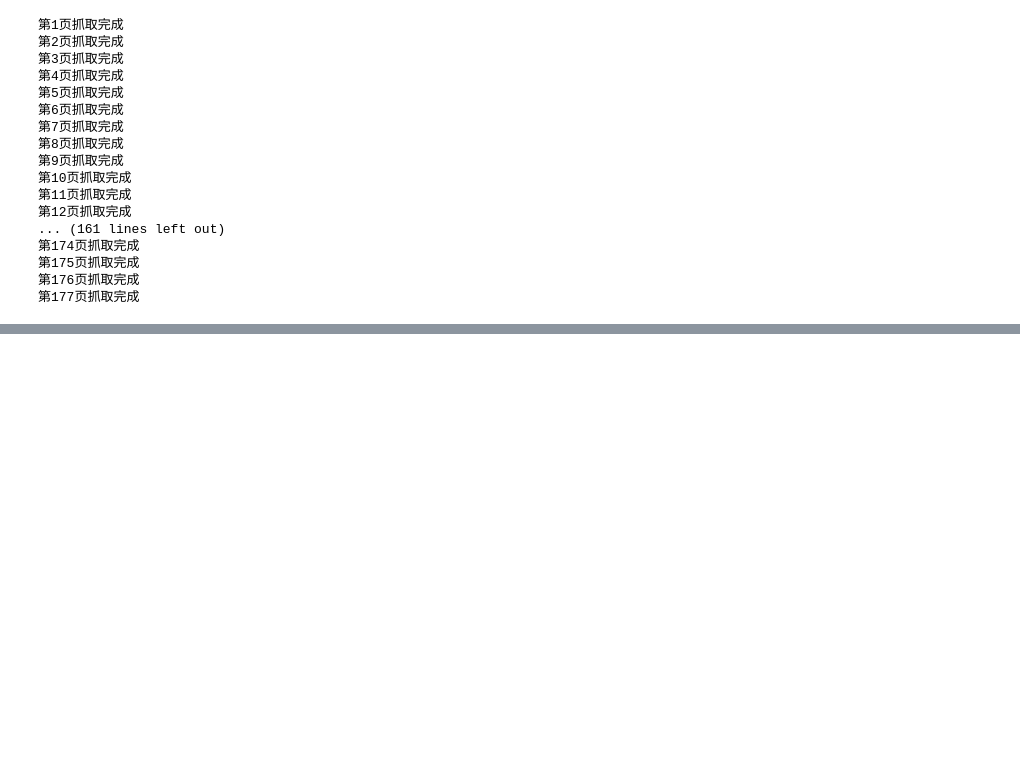
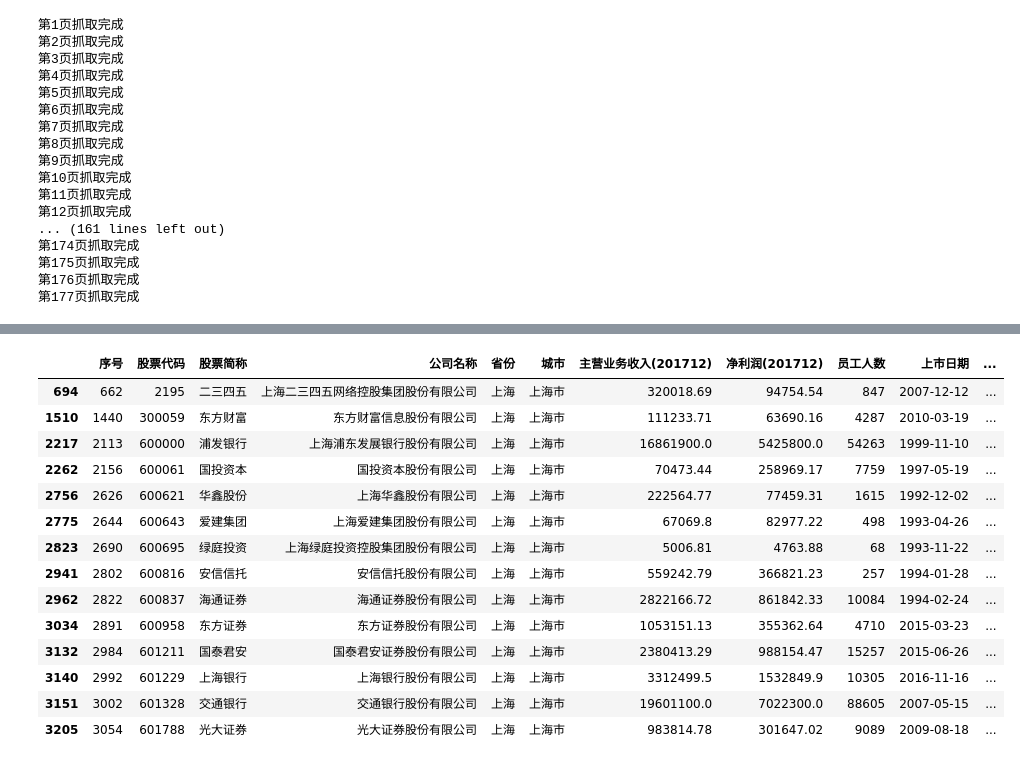
Before and after one commit to bradsun91/brad_public_workspace_mac, a Jupyter notebook: Scrape_websites_for_A_Share_Info.ipynb, the cells around one changed output, grey strips where cells are left out. Saved outputs shown, nothing was run; the diff lists cells and outputs as text; code cells hidden in the pictures; blank space fills up the shorter version.

```diff
--- a/Scrape_websites_for_A_Share_Info.ipynb
+++ b/Scrape_websites_for_A_Share_Info.ipynb
@@ -28,3 +28,5 @@ for i in range(1,178):  # 爬取全部177页数据
 第175页抓取完成
 第176页抓取完成
 第177页抓取完成
+# %%
+companies = pd.read_csv('1.csv')
@@ -30,0 +59,24 @@ for i in range(1,178):  # 爬取全部177页数据
+# %%
+companies[((companies['行业分类'] == "其他非银行金融") |
+           (companies['行业分类'] == "证券") |
+           (companies['行业分类'] == "信托") |
+           (companies['行业分类'] == "其他互联网金融") |
+           (companies['行业分类'] == "银行")) &
+           (companies['城市'] == "上海市")
+         ]
+# %% [output]
+|  | 序号 | 股票代码 | 股票简称 | 公司名称 | 省份 | 城市 | 主营业务收入(201712) | 净利润(201712) | 员工人数 | 上市日期 | ... |
+| 694 | 662 | 2195 | 二三四五 | 上海二三四五网络控股集团股份有限公司 | 上海 | 上海市 | 320018.69 | 94754.54 | 847 | 2007-12-12 | ... |
+| 1510 | 1440 | 300059 | 东方财富 | 东方财富信息股份有限公司 | 上海 | 上海市 | 111233.71 | 63690.16 | 4287 | 2010-03-19 | ... |
+| 2217 | 2113 | 600000 | 浦发银行 | 上海浦东发展银行股份有限公司 | 上海 | 上海市 | 16861900.0 | 5425800.0 | 54263 | 1999-11-10 | ... |
+| 2262 | 2156 | 600061 | 国投资本 | 国投资本股份有限公司 | 上海 | 上海市 | 70473.44 | 258969.17 | 7759 | 1997-05-19 | ... |
+| 2756 | 2626 | 600621 | 华鑫股份 | 上海华鑫股份有限公司 | 上海 | 上海市 | 222564.77 | 77459.31 | 1615 | 1992-12-02 | ... |
+| 2775 | 2644 | 600643 | 爱建集团 | 上海爱建集团股份有限公司 | 上海 | 上海市 | 67069.8 | 82977.22 | 498 | 1993-04-26 | ... |
+| 2823 | 2690 | 600695 | 绿庭投资 | 上海绿庭投资控股集团股份有限公司 | 上海 | 上海市 | 5006.81 | 4763.88 | 68 | 1993-11-22 | ... |
+| 2941 | 2802 | 600816 | 安信信托 | 安信信托股份有限公司 | 上海 | 上海市 | 559242.79 | 366821.23 | 257 | 1994-01-28 | ... |
+| 2962 | 2822 | 600837 | 海通证券 | 海通证券股份有限公司 | 上海 | 上海市 | 2822166.72 | 861842.33 | 10084 | 1994-02-24 | ... |
+| 3034 | 2891 | 600958 | 东方证券 | 东方证券股份有限公司 | 上海 | 上海市 | 1053151.13 | 355362.64 | 4710 | 2015-03-23 | ... |
+| 3132 | 2984 | 601211 | 国泰君安 | 国泰君安证券股份有限公司 | 上海 | 上海市 | 2380413.29 | 988154.47 | 15257 | 2015-06-26 | ... |
+| 3140 | 2992 | 601229 | 上海银行 | 上海银行股份有限公司 | 上海 | 上海市 | 3312499.5 | 1532849.9 | 10305 | 2016-11-16 | ... |
+| 3151 | 3002 | 601328 | 交通银行 | 交通银行股份有限公司 | 上海 | 上海市 | 19601100.0 | 7022300.0 | 88605 | 2007-05-15 | ... |
+| 3205 | 3054 | 601788 | 光大证券 | 光大证券股份有限公司 | 上海 | 上海市 | 983814.78 | 301647.02 | 9089 | 2009-08-18 | ... |
```
Also changed, not shown: parts of 3 cells of this notebook, 1 other file.
